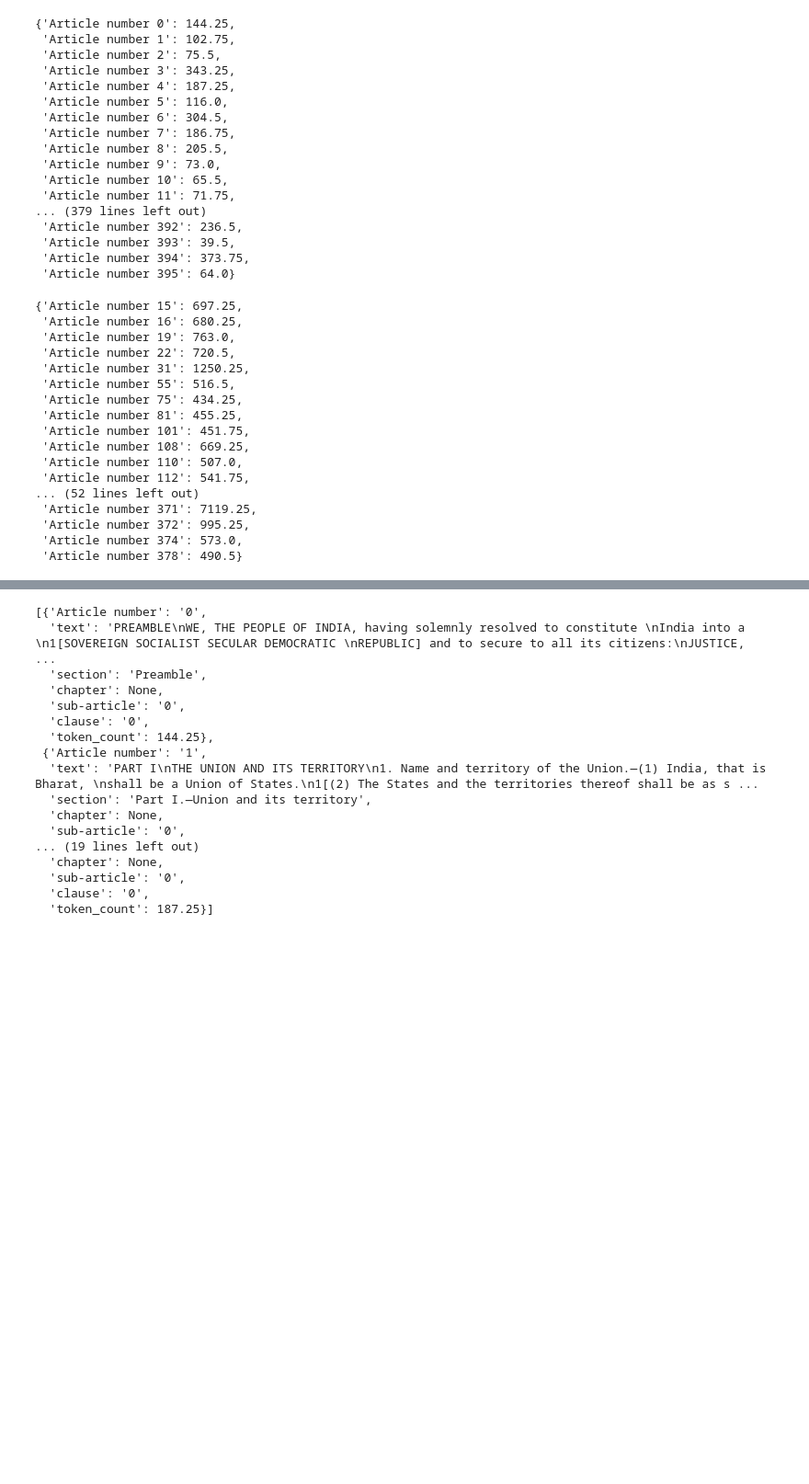
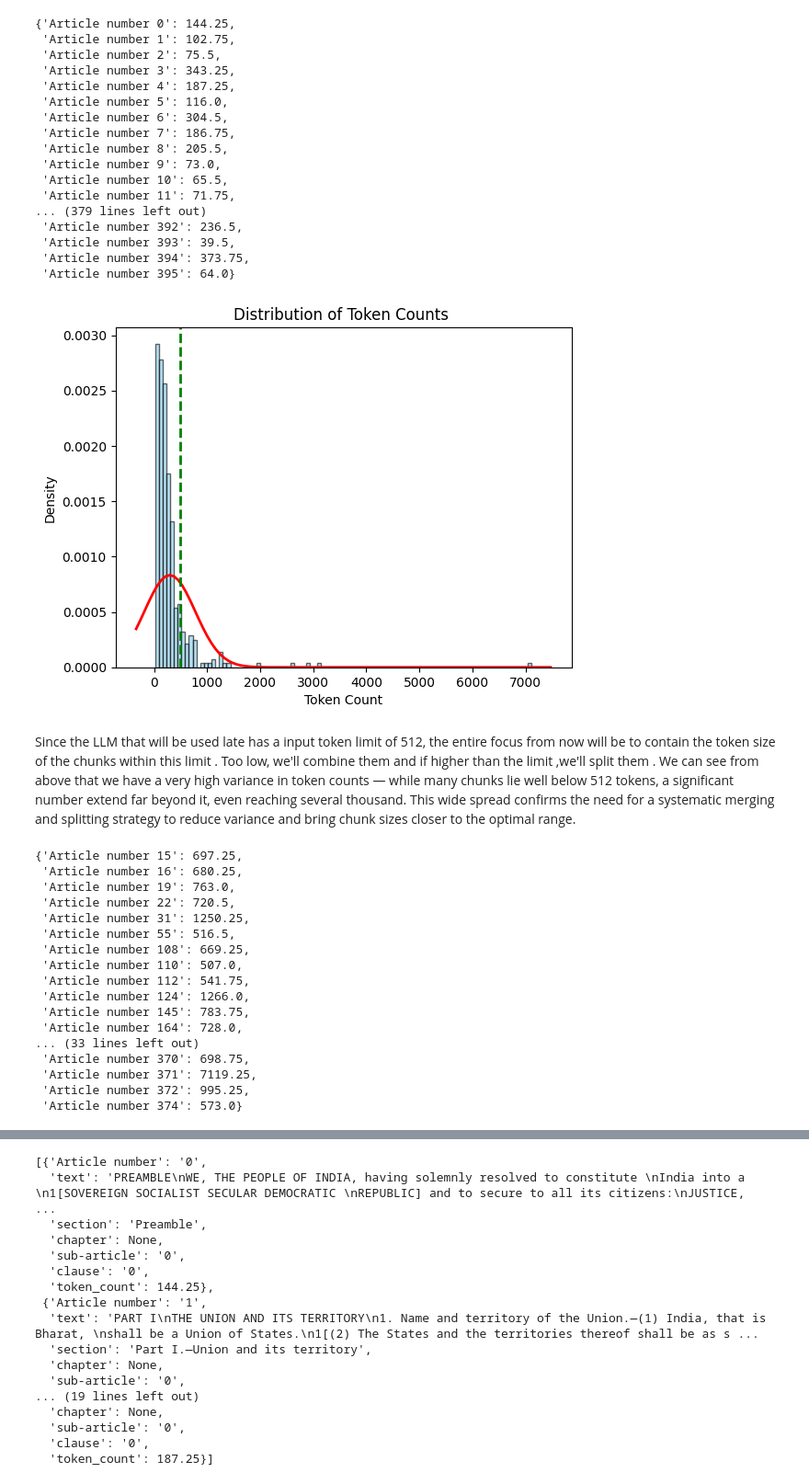
Before and after one commit to AdarshJyothi/Retrieval-Augmented-Generation-with-Constitution-of-India, a Jupyter notebook: DataPreprocessing.ipynb, the cells around one changed output, grey strips where cells are left out. Shown at 92% size. Cells and saved outputs as stored; diff of their text form; code cells hidden in the pictures; blank space fills up the shorter version.

```diff
--- a/DataPreprocessing.ipynb
+++ b/DataPreprocessing.ipynb
@@ -80,6 +84,7 @@ for i in range(len(pages_and_chunks_1)-2):  # Stop before the last two
 # %%
+#get the remaining pages with section key empty
 empty_pages = []
-for item in pages_and_chunks_1:
+for item in pages_and_chunks:
         if not item.get("section", "").strip():  # Check if empty or whitespace-only
             empty_pages.append(item["page_number"])
 
@@ -209,9 +218,5 @@ sections_list[:5]
 # %%
-
-import re
-import uuid
-
-sections_list_split_chapters = []
+chapter_split = []
 
 # Regex pattern to detect chapters - e.g., "CHAPTER I.—GENERAL" or "CHAPTER II.—PARLIAMENT"
 chapter_pattern = re.compile(r"^(CHAPTER\s+[IVXLCDM]+\.?—?.*)", re.MULTILINE | re.IGNORECASE)
@@ -225,13 +230,13 @@ for section_dict in sections_list:
 
     if not matches:
         # No chapters found - keep the section as is
-        sections_list_split_chapters.append({
+        chapter_split.append({
             'section': section_name,
             'chapter': None,
             'consolidated_text': text,
             "character_count" : len(text),
             "token_count" : len(text)/4,
-            'chunk_id': str(uuid.uuid4()),
+
         })
     else:
         # Chapters found - split text into chapter chunks
@@ -241,17 +246,17 @@ for section_dict in sections_list:
             chapter_text = text[start_pos:end_pos].strip()
             chapter_title = match.group(1).strip()
 
-            sections_list_split_chapters.append({
+            chapter_split.append({
                 'section': section_name,
                 'chapter': chapter_title,
                 'consolidated_text': chapter_text,
                 "character_count" : len(chapter_text),
                 "token_count" : len(chapter_text)/4,
-                'chunk_id': str(uuid.uuid4()),
+
             })
 
 # Verify number of splits and some samples
-len(sections_list_split_chapters), sections_list_split_chapters[:3]
+len(chapter_split), chapter_split[:2]
 # %% [output]
 (57,
  [{'section': 'Preamble',
@@ -415,10 +406,43 @@ articles
  'Article number 393': 39.5,
  'Article number 394': 373.75,
  'Article number 395': 64.0}
+# %%
+import matplotlib.pyplot as plt
+import numpy as np
+from scipy.stats import norm
+
+
+# extract values
+values = list(articles.values())
+
+# create histogram
+plt.hist(values, bins=100, density=True, alpha=0.6, color='skyblue', edgecolor='black')
+
+# fit a normal distribution
+mu, std = norm.fit(values)   # mean and standard deviation
+xmin, xmax = plt.xlim()
+x = np.linspace(xmin, xmax, 100)
+p = norm.pdf(x, mu, std)     # probability density function
+
+# plot the fitted bell curve
+plt.plot(x, p, 'r', linewidth=2)
+
+plt.axvline(500, color='green', linestyle='--', linewidth=2, label="500 mark")
+
+# labels
+plt.title("Distribution of Token Counts ")
+plt.xlabel("Token Count")
+plt.ylabel("Density")
+
+plt.show()
+# %% [output]
+[figure, added]
+# %% [markdown]
+Since the LLM that will be used late has a input token limit of 512, the entire focus from now will be to contain the token size of the chunks within this limit . Too low, we'll combine them and if higher than the limit ,we'll split them . We can see from above that we have a very high variance in token counts — while many chunks lie well below 512 tokens, a significant number extend far beyond it, even reaching several thousand. This wide spread confirms the need for a systematic merging and splitting strategy to reduce variance and bring chunk sizes closer to the optimal range.
 # %%
 filtered_articles ={}
 for item in data :
-    if item['token count'] > 400 :
+    if item['token count'] > 500 :
         filtered_article = list(item.keys())[0]+' ' +item['Article number']
         filtered_articles[filtered_article] = item['token count']
 filtered_articles
@@ -429,14 +453,14 @@ filtered_articles
  'Article number 22': 720.5,
  'Article number 31': 1250.25,
  'Article number 55': 516.5,
- 'Article number 75': 434.25,
- 'Article number 81': 455.25,
- 'Article number 101': 451.75,
  'Article number 108': 669.25,
  'Article number 110': 507.0,
  'Article number 112': 541.75,
-... (52 lines left out)
+ 'Article number 124': 1266.0,
+ 'Article number 145': 783.75,
+ 'Article number 164': 728.0,
+... (33 lines left out)
+ 'Article number 370': 698.75,
  'Article number 371': 7119.25,
  'Article number 372': 995.25,
- 'Article number 374': 573.0,
- 'Article number 378': 490.5}
+ 'Article number 374': 573.0}
```
Also changed, not shown: parts of 69 cells of this notebook, 1 other file.
